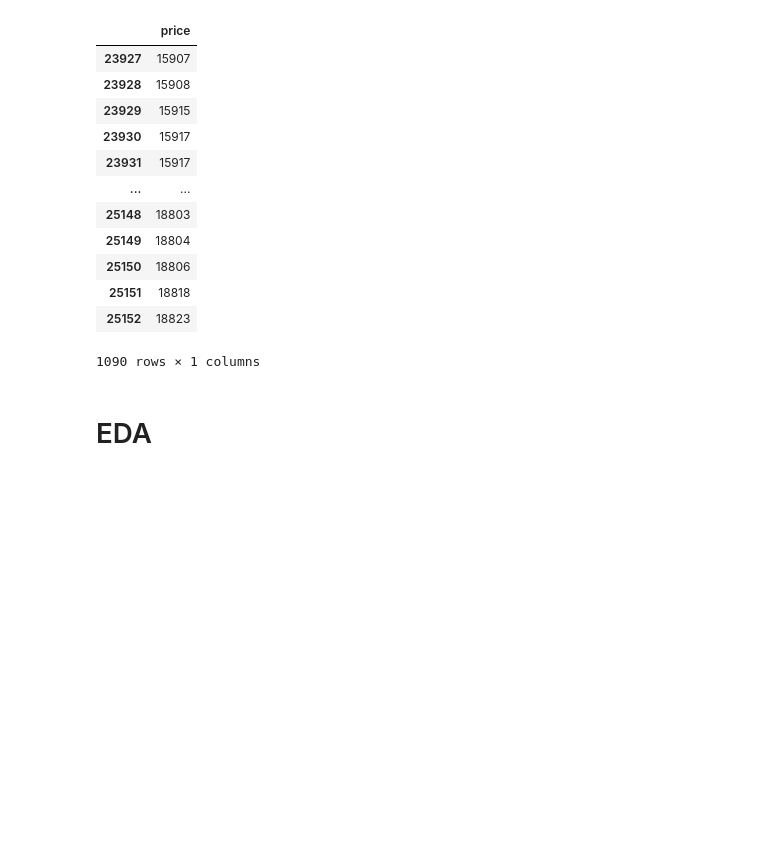
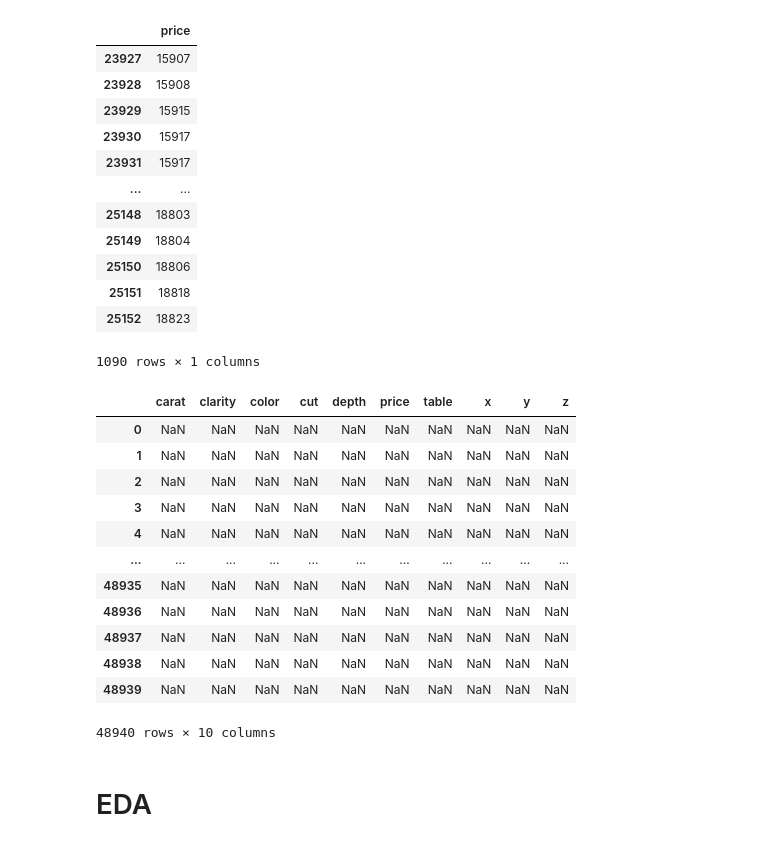
Before and after one commit to evefalcao/hw_linear-regression, a Jupyter notebook: p5-diamonds_pricing.ipynb, the cells around one changed output. Saved outputs shown, nothing was run; the diff lists cells and outputs as text; code cells hidden in the pictures; blank space fills up the shorter version.

```diff
--- a/p5-diamonds_pricing.ipynb
+++ b/p5-diamonds_pricing.ipynb
@@ -60,9 +60,11 @@ diamonds.boxplot(column='price')
 upper_cutoff = mean + (3 * standard_deviation)
 lower_cutoff = mean - (3 * standard_deviation)
 cond = (price >= upper_cutoff )| (price <= lower_cutoff)
+inside = (price <= upper_cutoff )| (price >= lower_cutoff)
 
-cuts = pd.DataFrame(price[cond])
-cuts
+cuts = pd.DataFrame(diamonds.price[cond])
+inside = pd.DataFrame(diamonds.price[cond])
+inside
 # %% [output]
 |  | price |
 | 23927 | 15907 |
@@ -77,6 +79,22 @@ cuts
 | 25151 | 18818 |
 | 25152 | 18823 |
 1090 rows × 1 columns
+# %%
+pd.DataFrame(diamonds - inside)
+# %% [output]
+|  | carat | clarity | color | cut | depth | price | table | x | y | z |
+| 0 | NaN | NaN | NaN | NaN | NaN | NaN | NaN | NaN | NaN | NaN |
+| 1 | NaN | NaN | NaN | NaN | NaN | NaN | NaN | NaN | NaN | NaN |
+| 2 | NaN | NaN | NaN | NaN | NaN | NaN | NaN | NaN | NaN | NaN |
+| 3 | NaN | NaN | NaN | NaN | NaN | NaN | NaN | NaN | NaN | NaN |
+| 4 | NaN | NaN | NaN | NaN | NaN | NaN | NaN | NaN | NaN | NaN |
+| ... | ... | ... | ... | ... | ... | ... | ... | ... | ... | ... |
+| 48935 | NaN | NaN | NaN | NaN | NaN | NaN | NaN | NaN | NaN | NaN |
+| 48936 | NaN | NaN | NaN | NaN | NaN | NaN | NaN | NaN | NaN | NaN |
+| 48937 | NaN | NaN | NaN | NaN | NaN | NaN | NaN | NaN | NaN | NaN |
+| 48938 | NaN | NaN | NaN | NaN | NaN | NaN | NaN | NaN | NaN | NaN |
+| 48939 | NaN | NaN | NaN | NaN | NaN | NaN | NaN | NaN | NaN | NaN |
+48940 rows × 10 columns
 # %% [markdown]
 # EDA
 # %%
```
